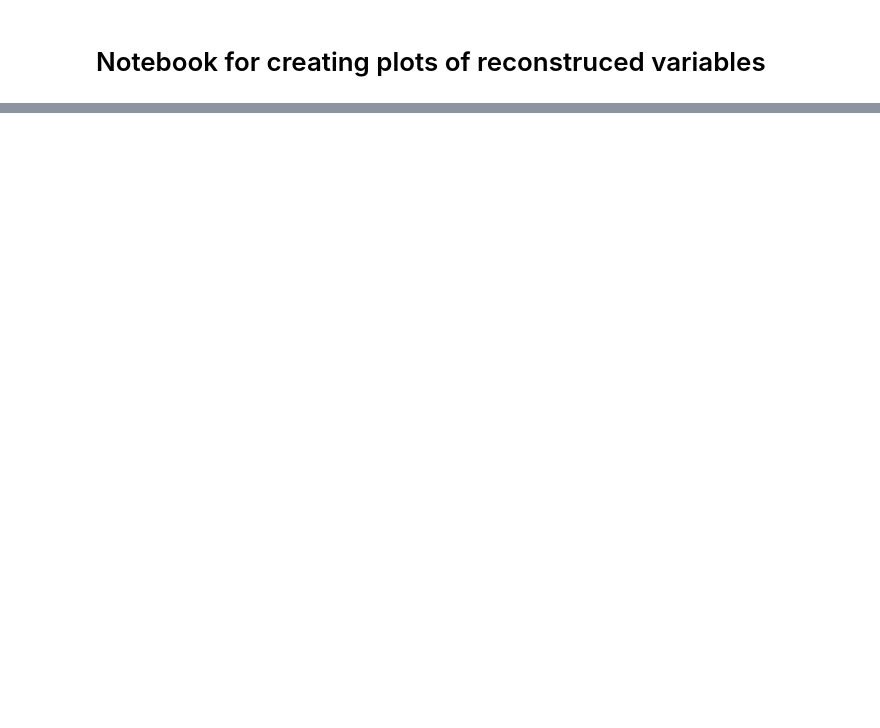
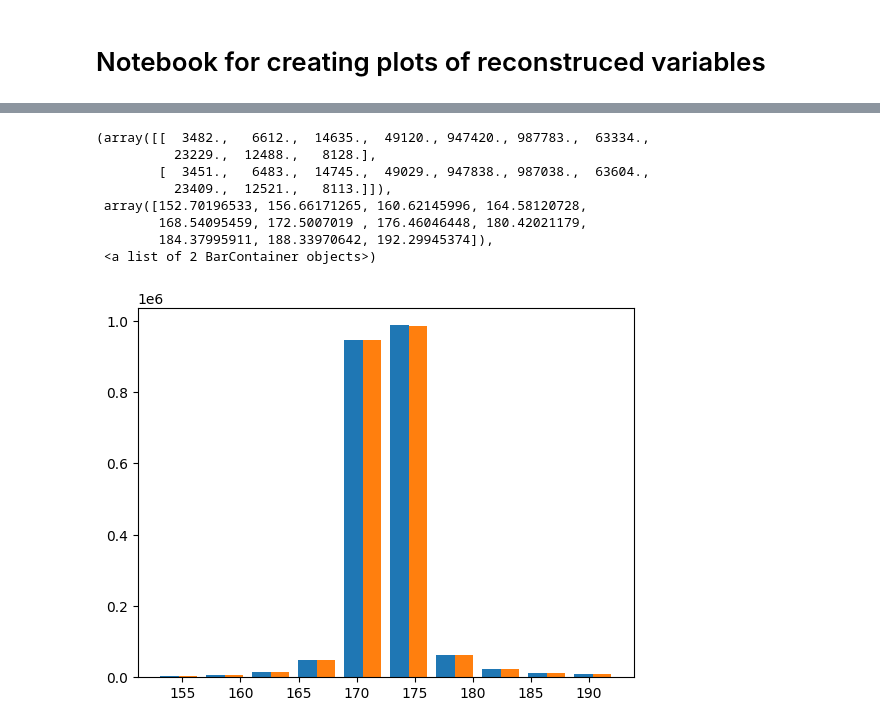
Before and after one commit to jackgoodsall/mphys---top-quark-project, a Jupyter notebook: notebooks/reconstructed_plots.ipynb, the cells around one changed output, grey strips where cells are left out. Saved outputs shown, nothing was run; the diff lists cells and outputs as text; code cells hidden in the pictures; blank space fills up the shorter version.

```diff
--- a/notebooks/reconstructed_plots.ipynb
+++ b/notebooks/reconstructed_plots.ipynb
@@ -82,0 +34,14 @@ for i, n in enumerate(
+# %%
+event_selection = (event[:, 2] == 1)
+tops_event_selection = targets[event_selection]
+top_quarks = (abs(tops_event_selection[..., 4]) == 6)
+tops = tops_event_selection[top_quarks].reshape(-1,  2, 5)
+# %%
+import vector
+top_vector = vector.array(
+    { "pt": tops[..., 0] ,
+     "eta":  tops[..., 1],
+    "phi" : tops[..., 2],
+    "mass": tops[..., 3]
+    }
+)
@@ -82,0 +58,12 @@ for i, n in enumerate(
+# %%
+plt.hist(top_vector.M)
+# %% [output]
+(array([[  3482.,   6612.,  14635.,  49120., 947420., 987783.,  63334.,
+          23229.,  12488.,   8128.],
+        [  3451.,   6483.,  14745.,  49029., 947838., 987038.,  63604.,
+          23409.,  12521.,   8113.]]),
+ array([152.70196533, 156.66171265, 160.62145996, 164.58120728,
+        168.54095459, 172.5007019 , 176.46046448, 180.42021179,
+        184.37995911, 188.33970642, 192.29945374]),
+ <a list of 2 BarContainer objects>)
+[figure, added]
```
Also changed, not shown: parts of 5 cells of this notebook, 14 other files.
